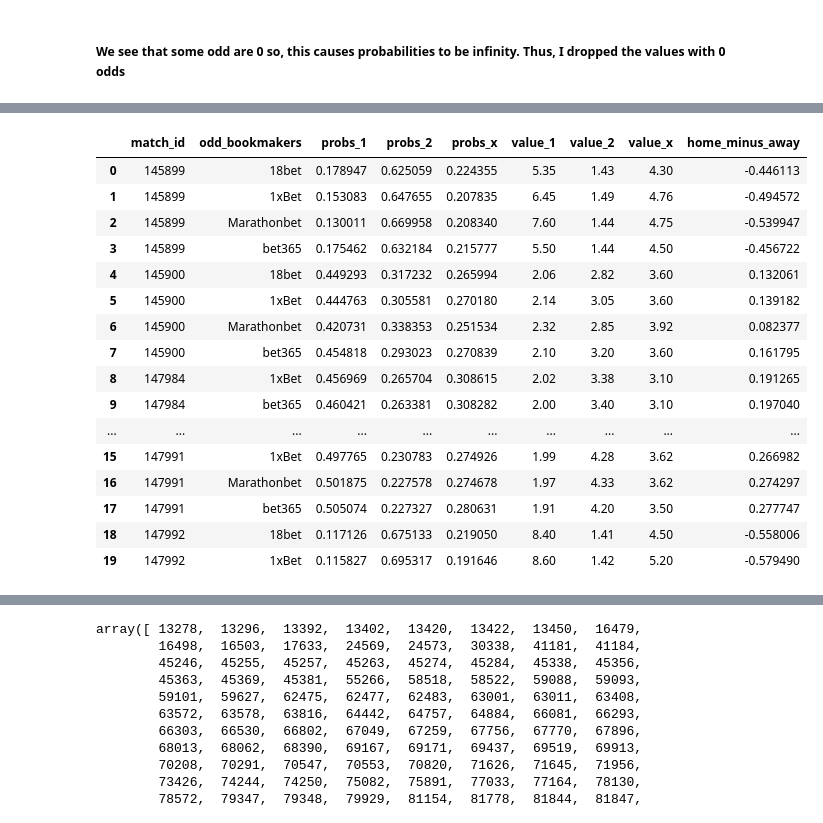
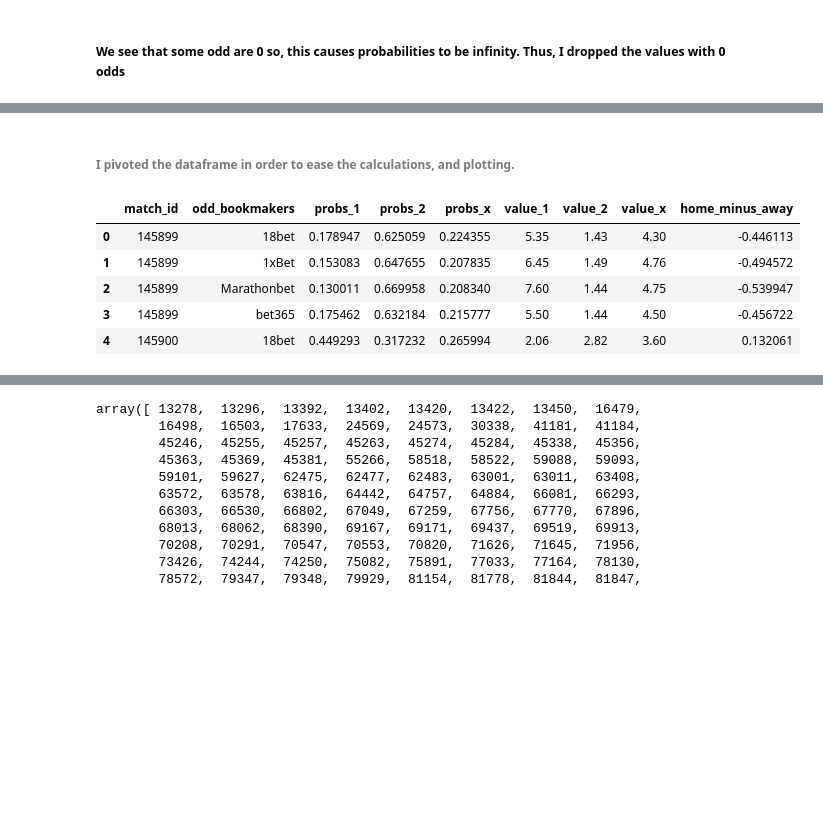
Before and after one commit to kubilay-yavuz/fall19-kubilay-yavuz, a Jupyter notebook: HW1/IE582_hw1.ipynb, the cells around one changed output, grey strips where cells are left out. Saved outputs shown, nothing was run; the diff lists cells and outputs as text; code cells hidden in the pictures; blank space fills up the shorter version.

```diff
--- a/HW1/IE582_hw1.ipynb
+++ b/HW1/IE582_hw1.ipynb
@@ -190,26 +210,17 @@ See the caveats in the documentation: http://pandas.pydata.org/pandas-docs/stabl
+# %% [markdown]
+###### I pivoted the dataframe in order to ease the calculations, and plotting.
 # %%
 bets_pivoted=pd.pivot_table(bets_mod,values=["value","probs"],columns=["variable"],index=["match_id","odd_bookmakers"]).reset_index()
 bets_pivoted.columns=["match_id","odd_bookmakers","probs_1","probs_2","probs_x","value_1","value_2","value_x"]
 bets_pivoted["probs_2"]=bets_pivoted["probs_2"]/(bets_pivoted["probs_2"]+bets_pivoted["probs_x"]+bets_pivoted["probs_1"])
 bets_pivoted["probs_1"]=bets_pivoted["probs_1"]/(bets_pivoted["probs_2"]+bets_pivoted["probs_x"]+bets_pivoted["probs_1"])
 bets_pivoted["probs_x"]=bets_pivoted["probs_x"]/(bets_pivoted["probs_2"]+bets_pivoted["probs_x"]+bets_pivoted["probs_1"])
 bets_pivoted["home_minus_away"]=bets_pivoted["probs_1"]-bets_pivoted["probs_2"]
-bets_pivoted.head(20)
+bets_pivoted.head()
 # %% [output]
 |  | match_id | odd_bookmakers | probs_1 | probs_2 | probs_x | value_1 | value_2 | value_x | home_minus_away |
 | 0 | 145899 | 18bet | 0.178947 | 0.625059 | 0.224355 | 5.35 | 1.43 | 4.30 | -0.446113 |
 | 1 | 145899 | 1xBet | 0.153083 | 0.647655 | 0.207835 | 6.45 | 1.49 | 4.76 | -0.494572 |
 | 2 | 145899 | Marathonbet | 0.130011 | 0.669958 | 0.208340 | 7.60 | 1.44 | 4.75 | -0.539947 |
 | 3 | 145899 | bet365 | 0.175462 | 0.632184 | 0.215777 | 5.50 | 1.44 | 4.50 | -0.456722 |
 | 4 | 145900 | 18bet | 0.449293 | 0.317232 | 0.265994 | 2.06 | 2.82 | 3.60 | 0.132061 |
-| 5 | 145900 | 1xBet | 0.444763 | 0.305581 | 0.270180 | 2.14 | 3.05 | 3.60 | 0.139182 |
-| 6 | 145900 | Marathonbet | 0.420731 | 0.338353 | 0.251534 | 2.32 | 2.85 | 3.92 | 0.082377 |
-| 7 | 145900 | bet365 | 0.454818 | 0.293023 | 0.270839 | 2.10 | 3.20 | 3.60 | 0.161795 |
-| 8 | 147984 | 1xBet | 0.456969 | 0.265704 | 0.308615 | 2.02 | 3.38 | 3.10 | 0.191265 |
-| 9 | 147984 | bet365 | 0.460421 | 0.263381 | 0.308282 | 2.00 | 3.40 | 3.10 | 0.197040 |
-| ... | ... | ... | ... | ... | ... | ... | ... | ... | ... |
-| 15 | 147991 | 1xBet | 0.497765 | 0.230783 | 0.274926 | 1.99 | 4.28 | 3.62 | 0.266982 |
-| 16 | 147991 | Marathonbet | 0.501875 | 0.227578 | 0.274678 | 1.97 | 4.33 | 3.62 | 0.274297 |
-| 17 | 147991 | bet365 | 0.505074 | 0.227327 | 0.280631 | 1.91 | 4.20 | 3.50 | 0.277747 |
-| 18 | 147992 | 18bet | 0.117126 | 0.675133 | 0.219050 | 8.40 | 1.41 | 4.50 | -0.558006 |
-| 19 | 147992 | 1xBet | 0.115827 | 0.695317 | 0.191646 | 8.60 | 1.42 | 5.20 | -0.579490 |
```
Also changed, not shown: parts of 25 cells of this notebook, 1 other file.
